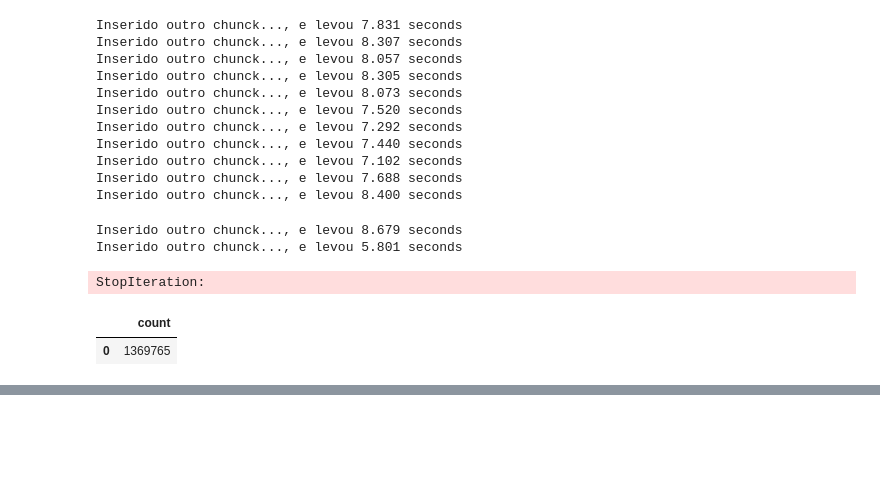
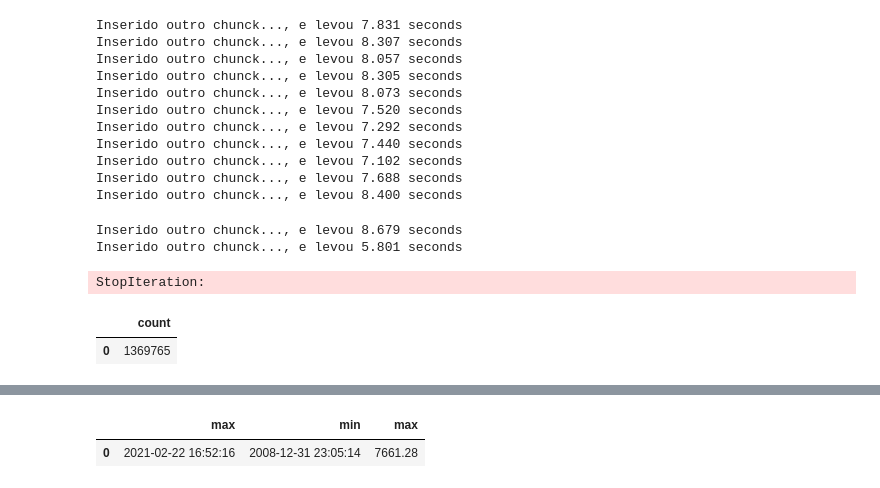
Before and after one commit to vitorbelan/data-engineering-zoomcamp, a Jupyter notebook: week1_setup/docker_sql/upload-data.ipynb, the cells around one changed output, grey strips where cells are left out. Saved outputs shown, nothing was run; the diff lists cells and outputs as text; code cells hidden in the pictures; blank space fills up the shorter version.

```diff
--- a/week1_setup/docker_sql/upload-data.ipynb
+++ b/week1_setup/docker_sql/upload-data.ipynb
@@ -254,0 +276,10 @@ pd.read_sql(query, con=engine)
+# %%
+query = '''
+    SELECT max(tpep_pickup_datetime) , min(tpep_pickup_datetime), max(total_amount)
+    FROM yellow_taxi_data;
+'''
+
+pd.read_sql(query, con=engine)
+# %% [output]
+|  | max | min | max |
+| 0 | 2021-02-22 16:52:16 | 2008-12-31 23:05:14 | 7661.28 |
```
Also changed, not shown: parts of 1 cell of this notebook, 9 other files.
